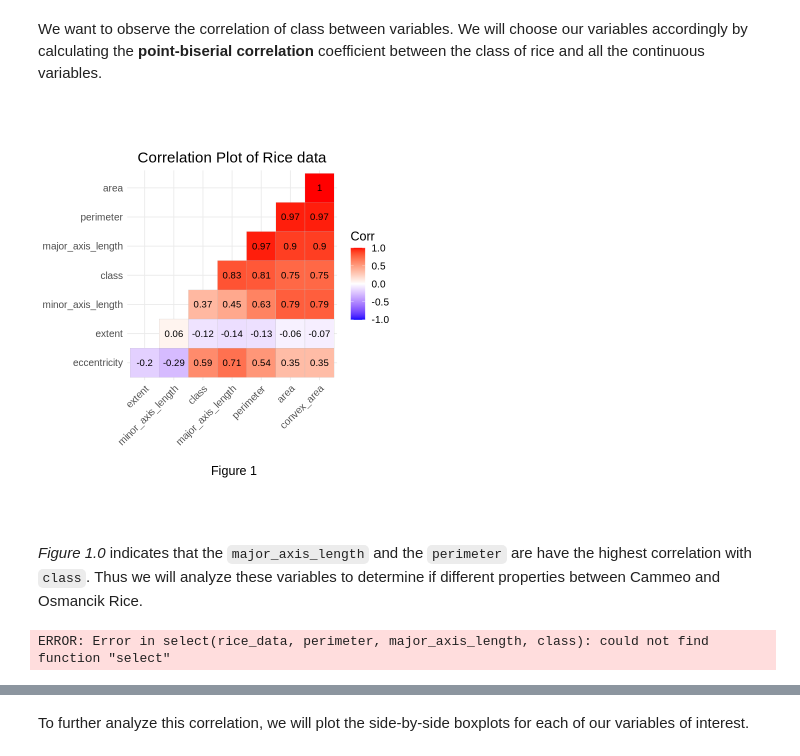
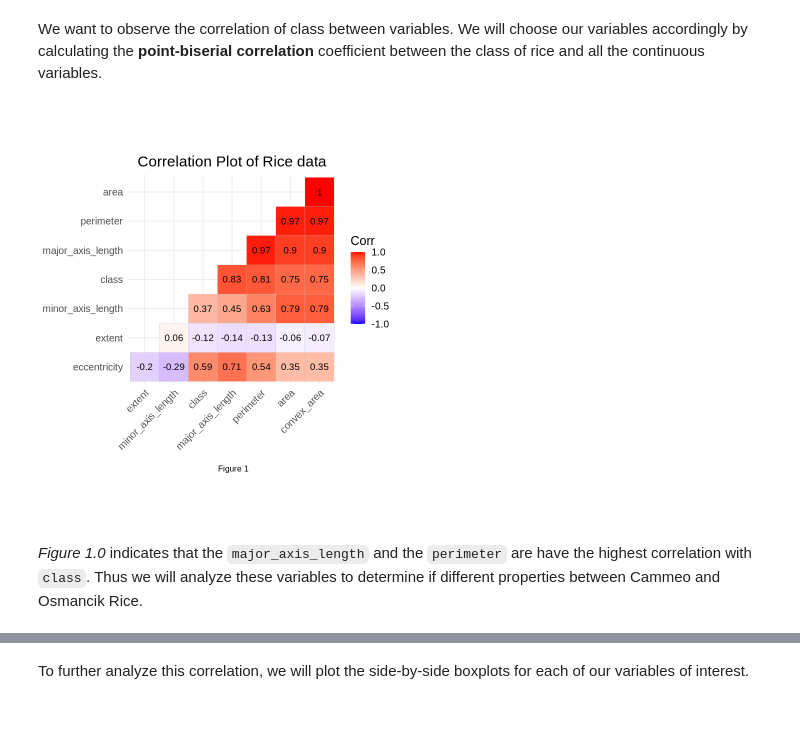
Before and after one commit to yun-sky/STAT-201-Project, a Jupyter notebook: mainproposal (1).ipynb, the cells around one changed output, grey strips where cells are left out. Cells and saved outputs as stored; diff of their text form; code cells hidden in the pictures; blank space fills up the shorter version.

```diff
--- a/mainproposal (1).ipynb
+++ b/mainproposal (1).ipynb
@@ -74,30 +51,24 @@ We want to observe the correlation of class between variables. We will choose ou
 # %%
 options(repr.plot.width = 6, repr.plot.height = 7)
 
 #Converting Data set into binary class variable and correct vectors for Corr plot
 binary_data <- rice_data |>
      mutate(class = ifelse(class == "Cammeo",1,0)) |>
      cor(use="complete.obs")
 
 #Plotting Corr plot
 ggcorrplot(binary_data,
            hc.order = TRUE,
            type = "lower",
            lab = TRUE) +
 
 labs(title = "Correlation Plot of Rice data",
      caption = "\n Figure 1") +
 
 theme(text = element_text(size = 15),
       plot.title = element_text(hjust = 0.5),
-      plot.caption = element_text(size = 15, hjust = 0.5))
+      plot.caption = element_text(size = 10, hjust = 0.5))
 # %% [output]
-[figure, old version]
+[figure, new version]
 # %% [markdown]
 *Figure 1.0* indicates that the `major_axis_length` and the `perimeter` are have the highest correlation with `class`. Thus we will analyze these variables to determine if different properties between Cammeo and Osmancik Rice.
-# %%
-cleaned_rice_data <- rice_data|>
-                     select(perimeter, major_axis_length, class) #selected our variables of interest
-head(cleaned_rice_data)
-# %% [output]
-ERROR: Error in select(rice_data, perimeter, major_axis_length, class): could not find function "select"
```
Also changed, not shown: parts of 3 cells of this notebook.
